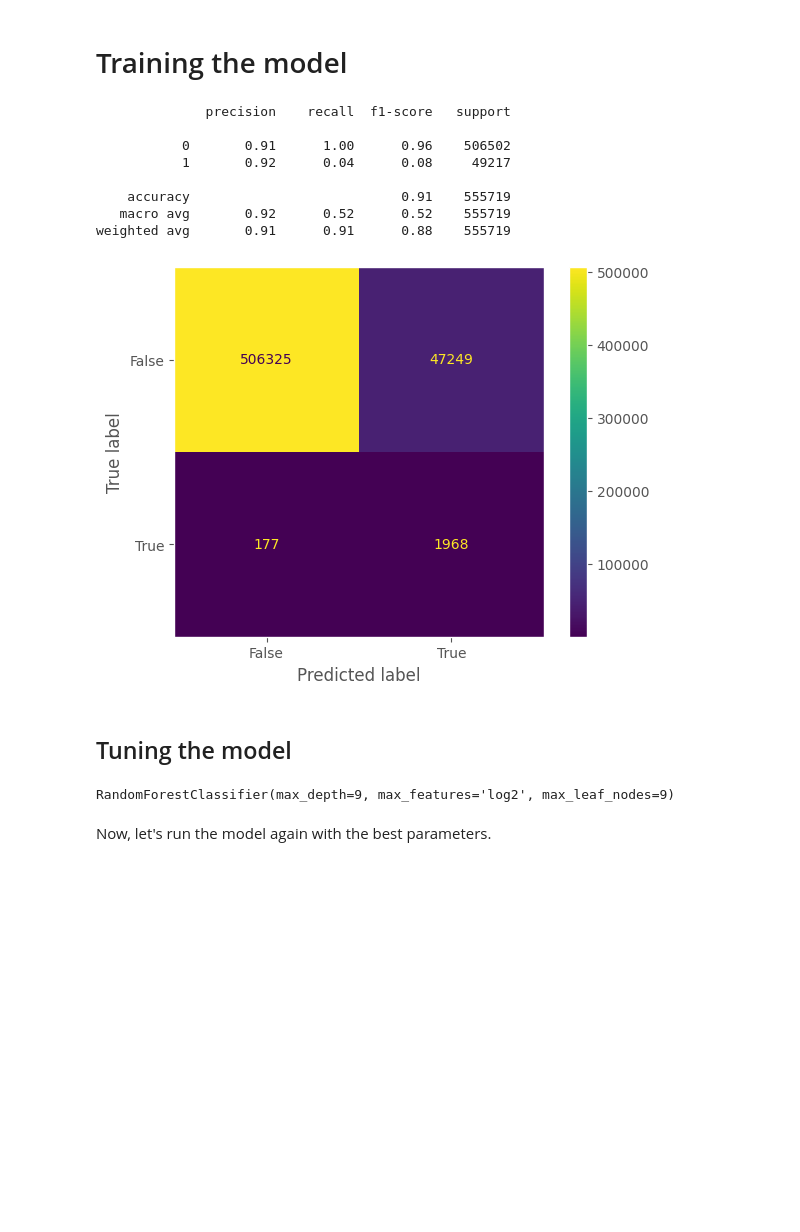
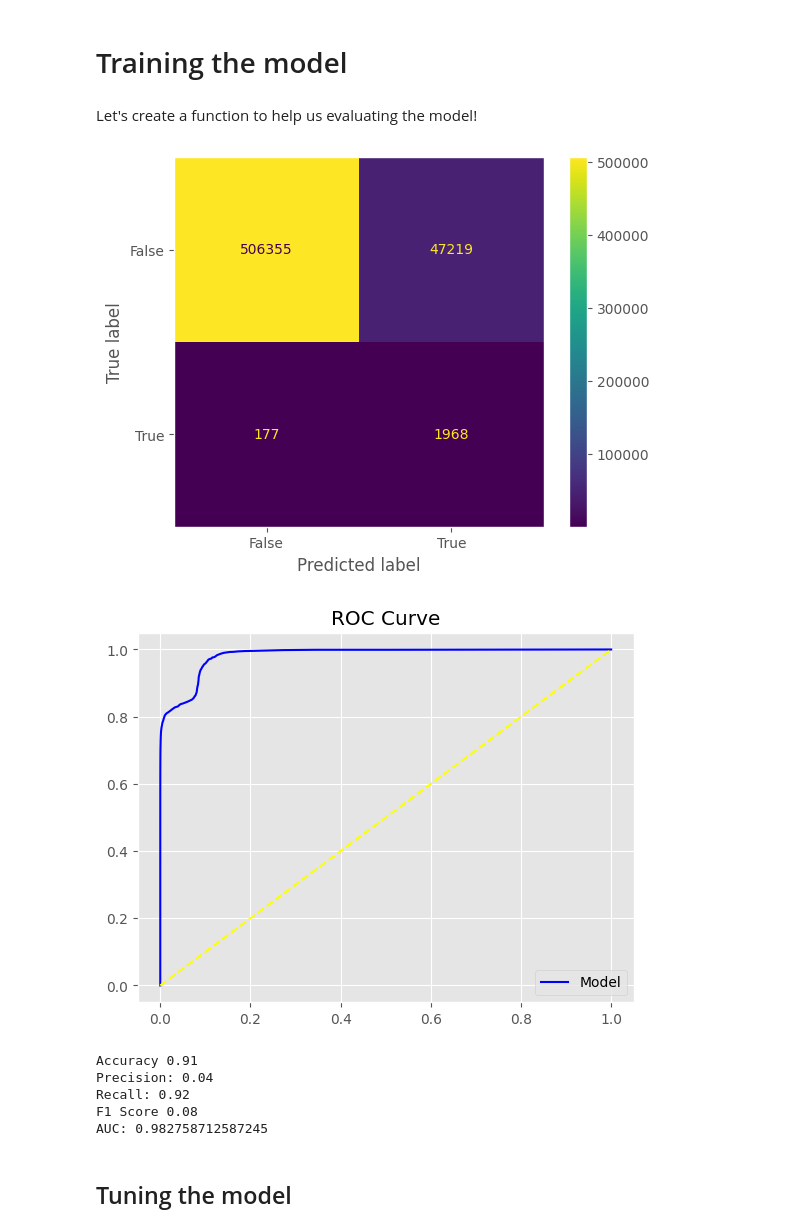
Before and after one commit to francismelojr/fraud-analysis, a Jupyter notebook: fraud-analysis.ipynb, the cells around one changed output. Drawn from its saved outputs; the diff is of its cells as text; code cells hidden in the pictures; blank space fills up the shorter version.

```diff
--- a/fraud-analysis.ipynb
+++ b/fraud-analysis.ipynb
@@ -559,29 +546,51 @@ X_test.drop(columns=["gender_binary", "state_WOE", "zip", "long", "lat",
 # %% [markdown]
 # Training the model
 # %%
-model = RandomForestClassifier()
+model = RandomForestClassifier(random_state=23)
 model.fit(X_train, y_train)
 
-y_pred = model.predict(X_test)
+y_pred_test = model.predict(X_test)
+y_score_test = model.predict_proba(X_test)[:,1]
+# %% [markdown]
+Let's create a function to help us evaluating the model!
+# %%
+def evaluate_model(target, predicted, y_score, normalize_matrix= None):
+    accuracy = metrics.accuracy_score(target, predicted)
+    precision = metrics.precision_score(target, predicted)
+    recall = metrics.recall_score(target, predicted)
+    f1 = f1_score(target, predicted)
+    auc = metrics.roc_auc_score(target, y_score)
+
+    confusion_matrix = metrics.confusion_matrix(
+        target, predicted, normalize=normalize_matrix)
+    cm_display = metrics.ConfusionMatrixDisplay(
+        confusion_matrix=confusion_matrix, display_labels=[False, True])
+    cm_display.plot()
+    plt.grid(False)
+    plt.show()
+
+    fpr, tpr, threshold = roc_curve(target, y_score)
+    plt.plot(fpr, tpr, label="Model", c="blue")
+    plt.plot([0, 1], [0, 1], linestyle="--", c="yellow")
+    plt.title("ROC Curve")
+    plt.legend()
+    plt.show()
+
+    print("Accuracy", accuracy.round(2))
+    print("Precision:", precision.round(2))
+    print("Recall:", recall.round(2))
+    print("F1 Score", f1.round(2))
+    print("AUC:", auc)
+    return None
 # %%
-print(classification_report(y_pred, y_test))
+evaluate_model(y_test, y_pred_test, y_score_test)
 # %% [output]
+[figure, added]
+[figure, added]
-              precision    recall  f1-score   support
-
-           0       0.91      1.00      0.96    506502
-           1       0.92      0.04      0.08     49217
-
-    accuracy                           0.91    555719
-   macro avg       0.92      0.52      0.52    555719
-weighted avg       0.91      0.91      0.88    555719
+Accuracy 0.91
+Precision: 0.04
+Recall: 0.92
+F1 Score 0.08
+AUC: 0.982758712587245
-# %%
-confusion_matrix = metrics.confusion_matrix(y_test, y_pred)
-cm_display = metrics.ConfusionMatrixDisplay(
-    confusion_matrix=confusion_matrix, display_labels=[False, True])
-cm_display.plot()
-plt.grid(False)
-plt.show()
-# %% [output]
-[figure, removed]
 # %% [markdown]
 ## Tuning the model
@@ -593,9 +596,0 @@ param_grid = {'n_estimators': [25, 50, 100, 150],
-# %%
-grid_search = GridSearchCV(RandomForestClassifier(),
-                           param_grid=param_grid)
-grid_search.fit(X_train, y_train)
-print(grid_search.best_estimator_)
-# %% [output]
-RandomForestClassifier(max_depth=9, max_features='log2', max_leaf_nodes=9)
-# %% [markdown]
-Now, let's run the model again with the best parameters.
```
Also changed, not shown: parts of 26 cells of this notebook.
